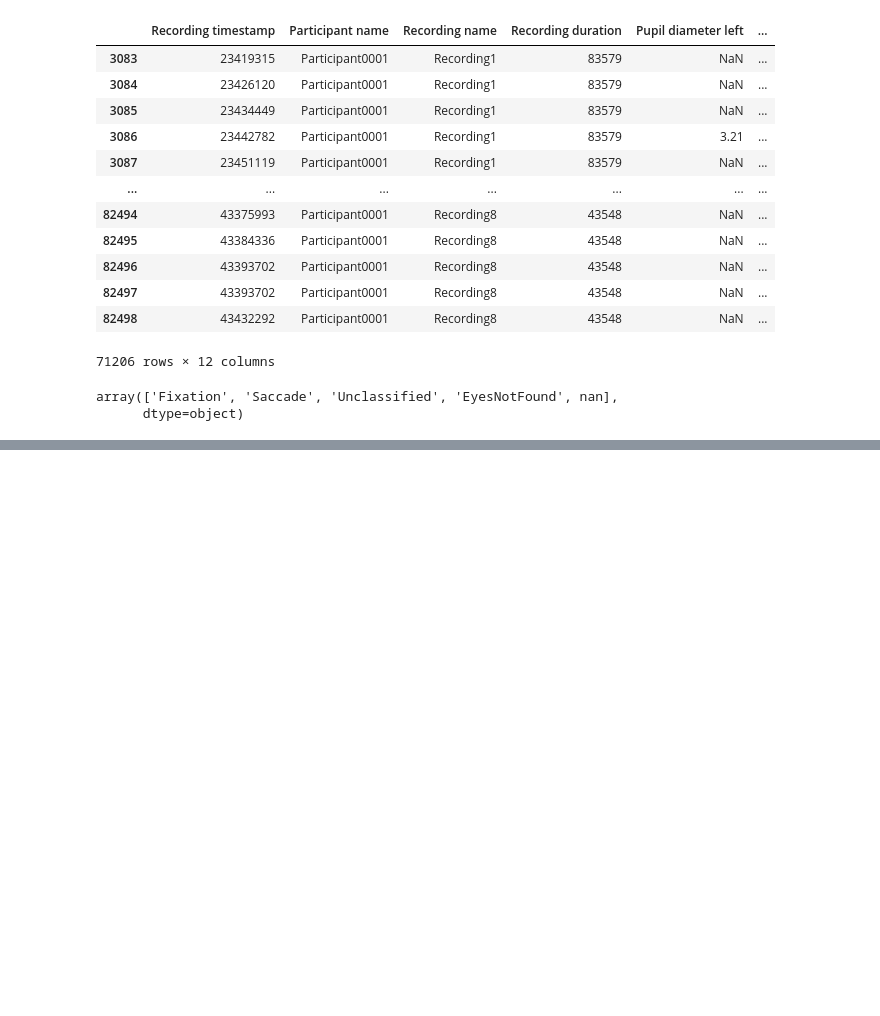
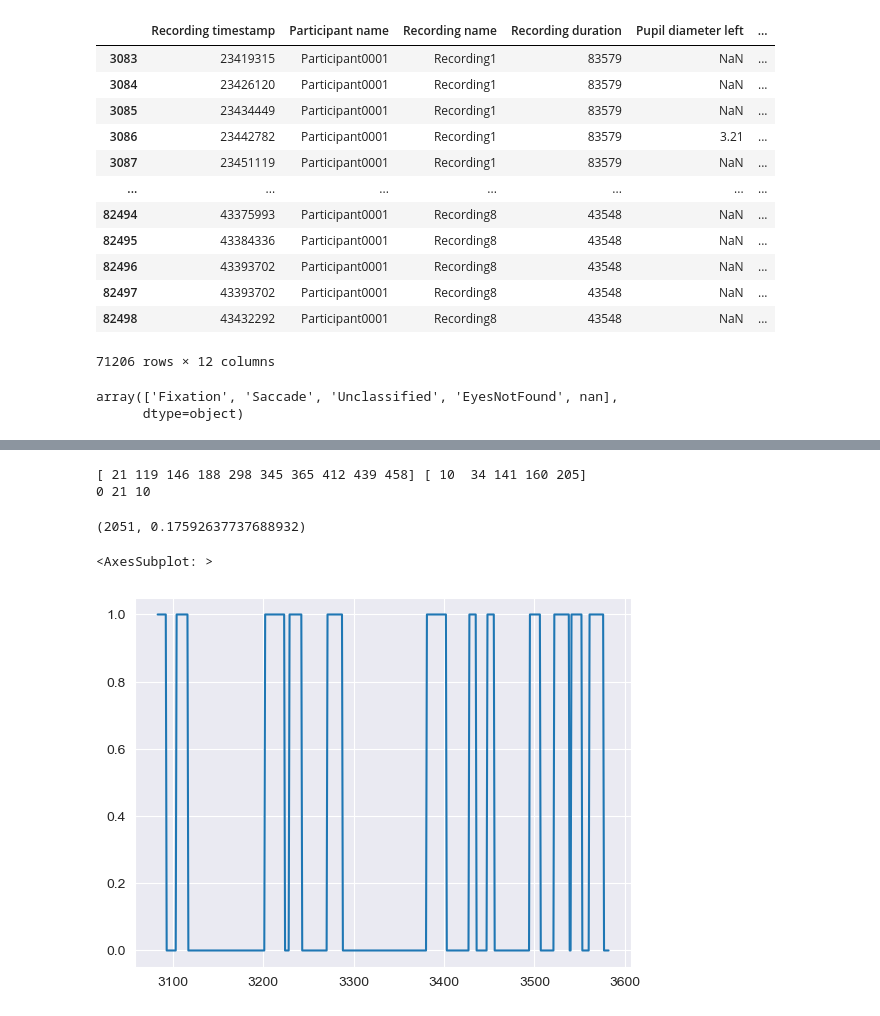
Before and after one commit to mv22003/Assignment2_DataScience, a Jupyter notebook: extra_code/try_avg_gaze_speed.ipynb, the cells around one changed output, grey strips where cells are left out. Drawn from its saved outputs; the diff is of its cells as text; code cells hidden in the pictures; blank space fills up the shorter version.

Commit message:
Added average saccade speed and average fixation duration - tested the latter on jupyter.

```diff
--- a/extra_code/try_avg_gaze_speed.ipynb
+++ b/extra_code/try_avg_gaze_speed.ipynb
@@ -13,8 +13,9 @@ from feature_extraction import preprocess, flatten, label, select_group
 import warnings
 warnings.simplefilter('ignore')
 # %%
-path = 'C:\\Users\\mverd\\Desktop\\IMD\\ESSEX\\PredictingEmpathy\\rawdata\\'
-fname = 'test\\Participant0001.tsv'
-# path = ''
-# fname = 'C://Users/Ana/Desktop/Participant0001.tsv'
+#path = 'C:\\Users\\mverd\\Desktop\\IMD\\ESSEX\\PredictingEmpathy\\rawdata\\'
+#fname = 'test\\Participant0001.tsv'
+path = ''
+fname = 'C://Users/Ana/Desktop/Participant0001.tsv'
+df_table = pd.read_table(path + fname, sep='\t',low_memory=False)
 # %%
@@ -77,8 +76,8 @@ array(['Fixation', 'Saccade', 'Unclassified', 'EyesNotFound', nan],
 df_features['Eye movement type'] = df_features['Eye movement type'].replace(("EyesNotFound",np.nan), "Unclassified")
 mapFixation = {'Fixation':1, 'Saccade':0, 'Unclassified':0, 'EyesNotFound':0}
 
-df_features['Eye movement type'] = df_features['Eye movement type'].replace(mapFixation)
-df_features['Eye movement type']
+df_features['Fixation'] = df_features['Eye movement type'].replace(mapFixation)
+df_features['Fixation']
 # %% [output]
 3083     1
 3084     1
@@ -97,0 +140,11 @@ array([1, 0], dtype=int64)
+# %%
+get_avg_fix_duration(df_features, 120)
+# %% [output]
+[ 21 119 146 188 298 345 365 412 439 458] [ 10  34 141 160 205]
+0 21 10
+(2051, 0.17592637737688932)
+# %%
+df_features['Fixation'][:500].plot()
+# %% [output]
+<AxesSubplot: >
+[figure, added]
```
Also changed, not shown: parts of 5 cells of this notebook, 2 other files.
